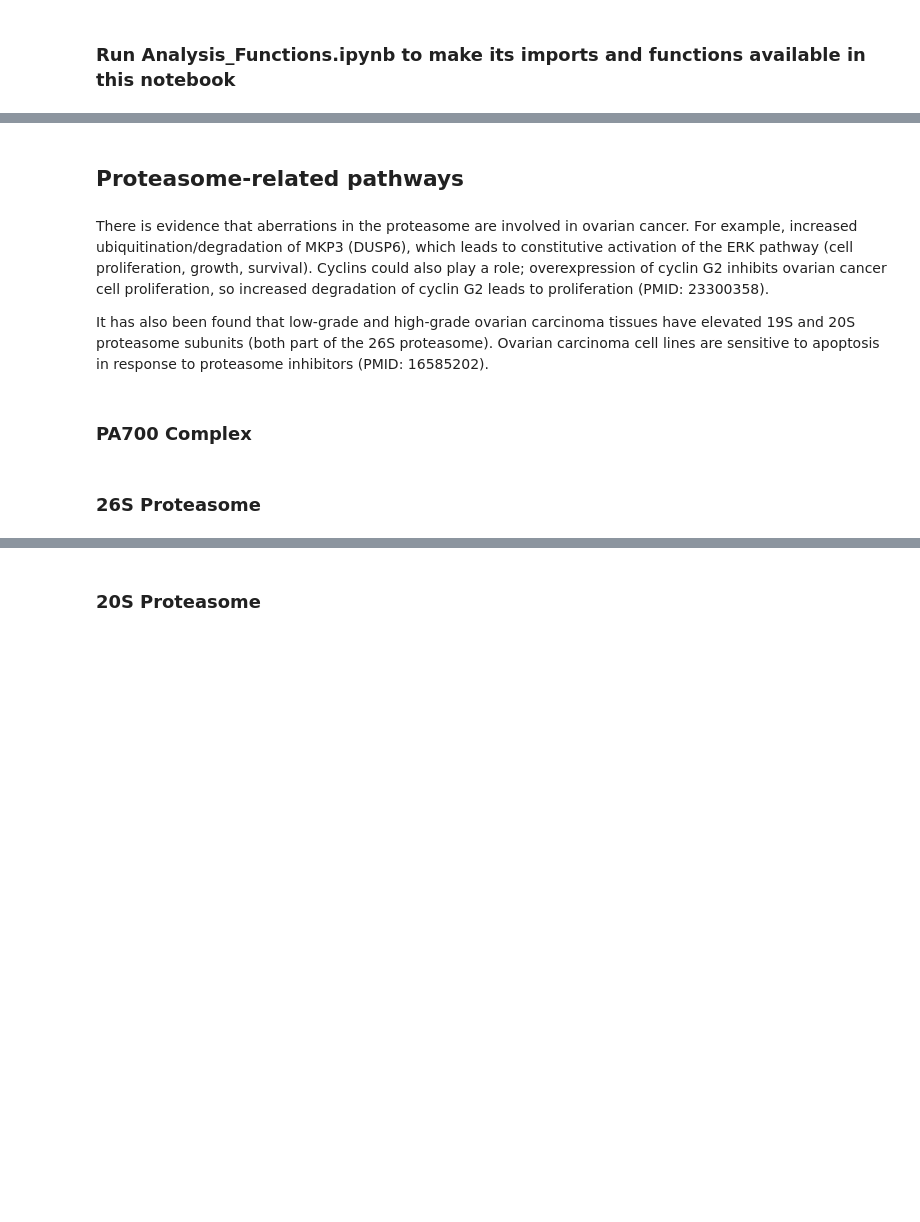
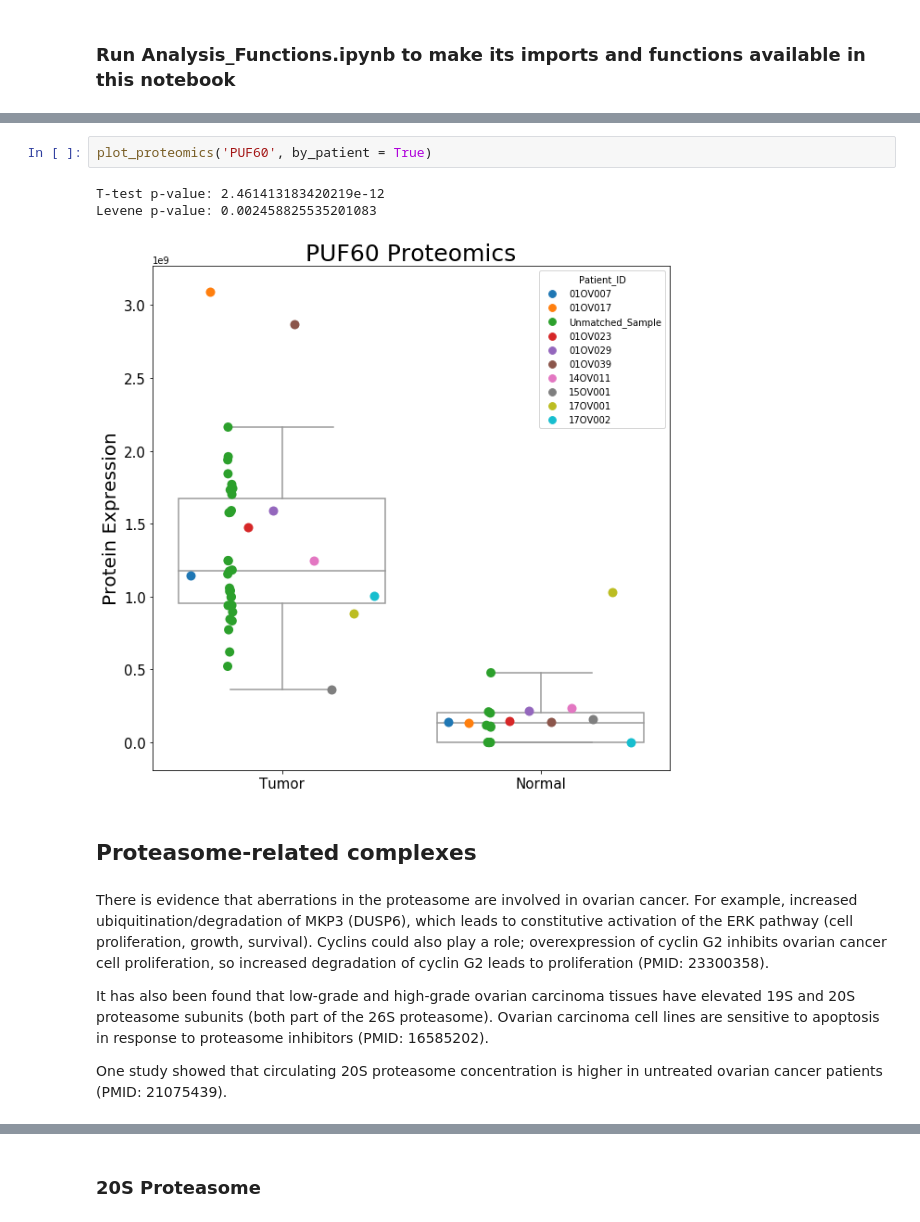
Before and after one commit to PayneLab/OvarianProspective, a Jupyter notebook: Protein_Complexes/Interesting_Complexes.ipynb, the cells around one changed output, grey strips where cells are left out. Cells and saved outputs as stored; diff of their text form; blank space fills up the shorter version.

```diff
--- a/Protein_Complexes/Interesting_Complexes.ipynb
+++ b/Protein_Complexes/Interesting_Complexes.ipynb
@@ -23,10 +27,14 @@ Loading treatment data...
+# %%
+plot_proteomics('PUF60', by_patient = True)
+# %% [output]
+T-test p-value: 2.461413183420219e-12
+Levene p-value: 0.002458825535201083
+[figure, added]
 # %% [markdown]
-## Proteasome-related pathways
+## Proteasome-related complexes
 # %% [markdown]
 There is evidence that aberrations in the proteasome are involved in ovarian cancer. For example, increased ubiquitination/degradation of MKP3 (DUSP6), which leads to constitutive activation of the ERK pathway (cell proliferation, growth, survival). Cyclins could also play a role; overexpression of cyclin G2 inhibits ovarian cancer cell proliferation, so increased degradation of cyclin G2 leads to proliferation (PMID: 23300358).
 
 It has also been found that low-grade and high-grade ovarian carcinoma tissues have elevated 19S and 20S proteasome subunits (both part of the 26S proteasome). Ovarian carcinoma cell lines are sensitive to apoptosis in response to proteasome inhibitors (PMID: 16585202).
+
+One study showed that circulating 20S proteasome concentration is higher in untreated ovarian cancer patients (PMID: 21075439).
-# %% [markdown]
-### PA700 Complex
-# %% [markdown]
-### 26S Proteasome
```
Also changed, not shown: parts of 19 cells of this notebook.
